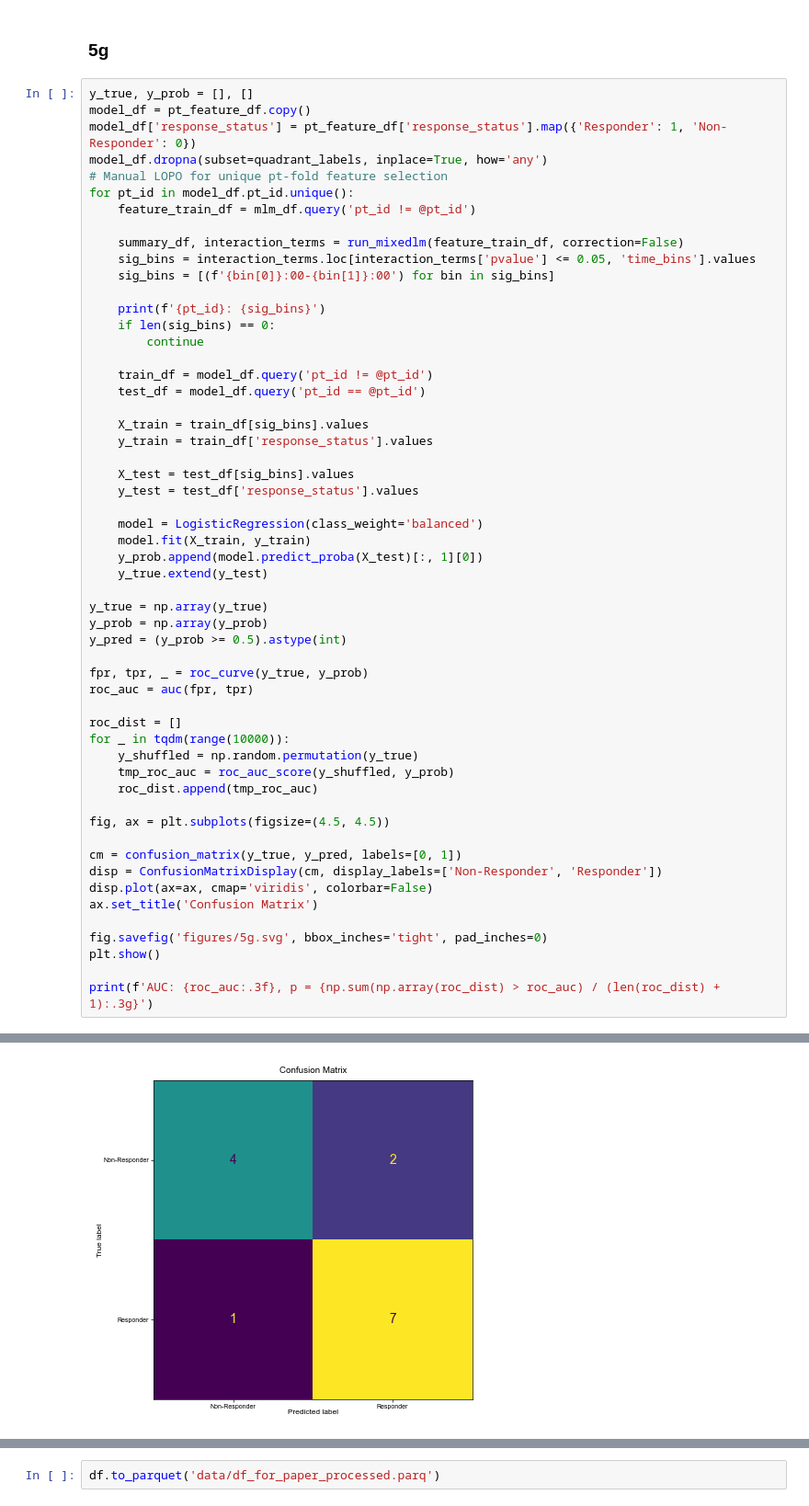
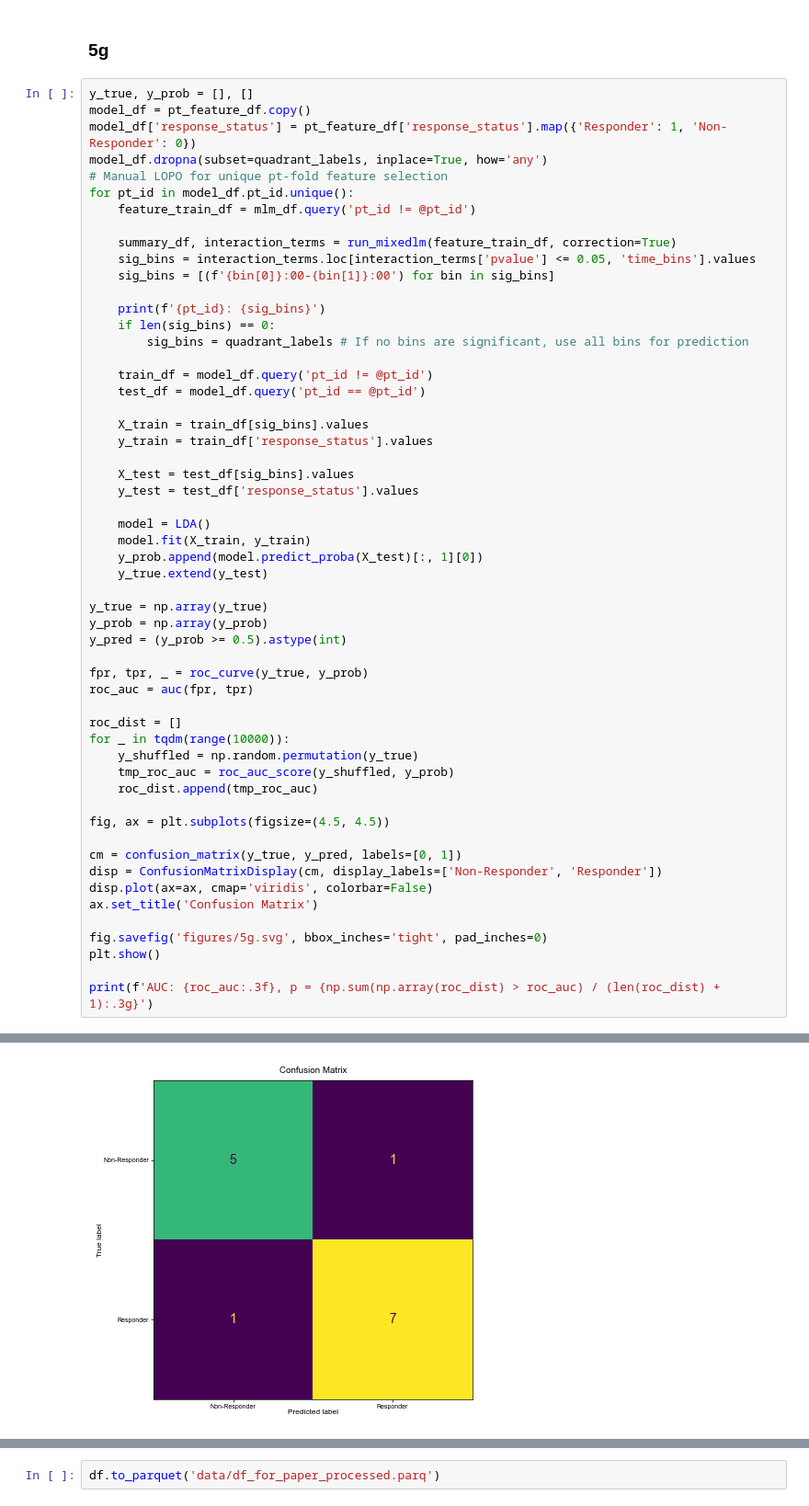
Before and after one commit to ProvenzaLab/PerceptPredictability, a Jupyter notebook: process_data.ipynb, the cells around one changed output, grey strips where cells are left out. Shown at 92% size. Cells and saved outputs as stored; diff of their text form.

```diff
--- a/process_data.ipynb
+++ b/process_data.ipynb
@@ -1999,13 +2000,13 @@ model_df.dropna(subset=quadrant_labels, inplace=True, how='any')
 for pt_id in model_df.pt_id.unique():
     feature_train_df = mlm_df.query('pt_id != @pt_id')
 
-    summary_df, interaction_terms = run_mixedlm(feature_train_df, correction=False)
+    summary_df, interaction_terms = run_mixedlm(feature_train_df, correction=True)
     sig_bins = interaction_terms.loc[interaction_terms['pvalue'] <= 0.05, 'time_bins'].values
     sig_bins = [(f'{bin[0]}:00-{bin[1]}:00') for bin in sig_bins]
 
     print(f'{pt_id}: {sig_bins}')
     if len(sig_bins) == 0:
-        continue
+        sig_bins = quadrant_labels # If no bins are significant, use all bins for prediction
 
     train_df = model_df.query('pt_id != @pt_id')
     test_df = model_df.query('pt_id == @pt_id')
@@ -2016,7 +2017,7 @@ for pt_id in model_df.pt_id.unique():
     X_test = test_df[sig_bins].values
     y_test = test_df['response_status'].values
 
-    model = LogisticRegression(class_weight='balanced')
+    model = LDA()
     model.fit(X_train, y_train)
     y_prob.append(model.predict_proba(X_test)[:, 1][0])
     y_true.extend(y_test)
@@ -2058,6 +2059,6 @@ B011: ['0:00-6:00', '12:00-18:00', '6:00-12:00']
 B013: ['0:00-6:00', '12:00-18:00', '6:00-12:00']
 B019: ['0:00-6:00', '12:00-18:00', '6:00-12:00']
 U001: ['6:00-12:00']
 U003: ['0:00-6:00', '12:00-18:00', '6:00-12:00']
 U004: ['0:00-6:00', '12:00-18:00', '6:00-12:00']
-[figure, old version]
+[figure, new version]
```
Also changed, not shown: parts of 2 cells of this notebook.
